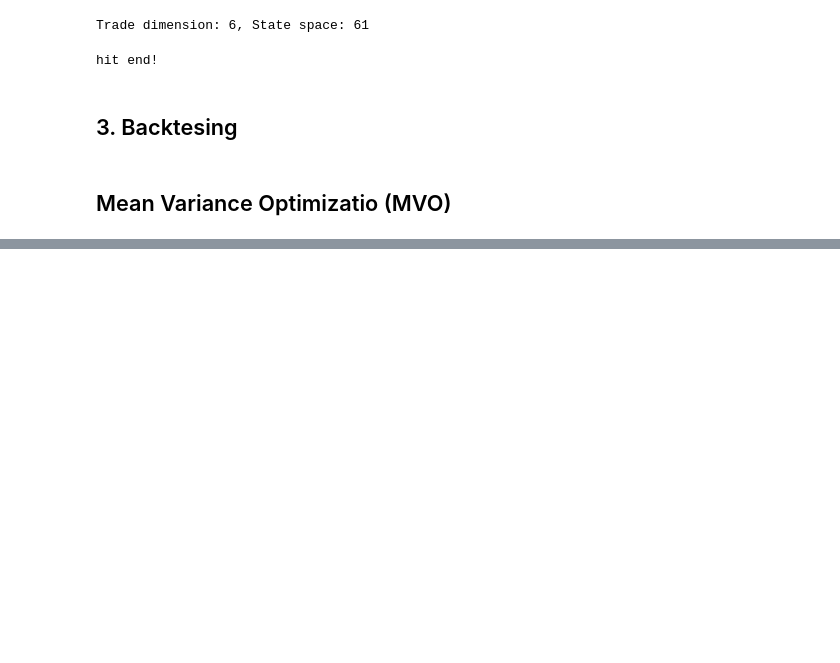
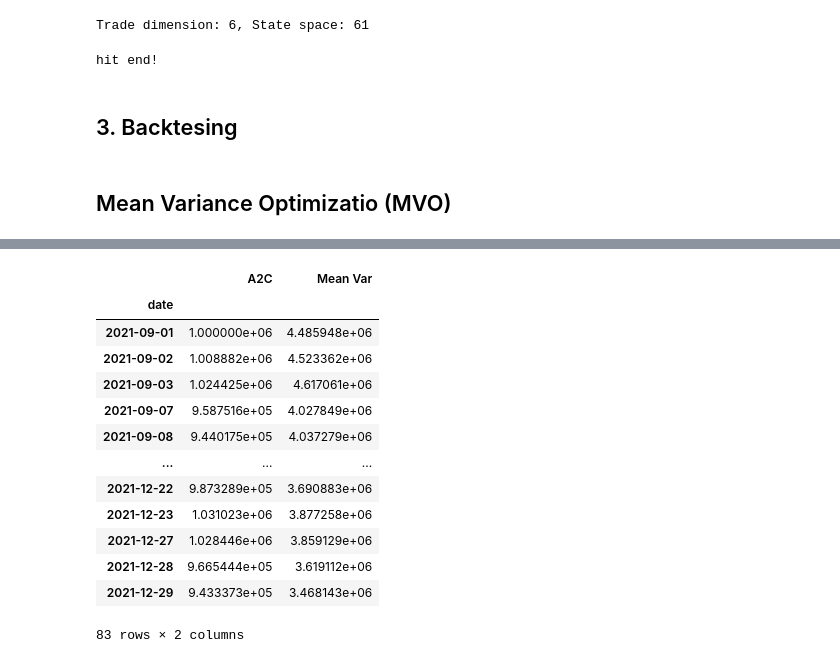
Before and after one commit to hanieh11/crypto_RL, a Jupyter notebook: finrl_crypto.ipynb, the cells around one changed output, grey strips where cells are left out. Saved outputs shown, nothing was run; the diff lists cells and outputs as text; code cells hidden in the pictures; blank space fills up the shorter version.

```diff
--- a/finrl_crypto.ipynb
+++ b/finrl_crypto.ipynb
@@ -289,0 +346,15 @@ def process_df_for_mvo(df):
+# %%
+from pypfopt.efficient_frontier import EfficientFrontier
+
+ef_mean = EfficientFrontier(meanReturns, covMatrix, weight_bounds=(0, 0.5))
+raw_weights_mean = ef_mean.max_sharpe(risk_free_rate=0)
+cleaned_weights_mean = ef_mean.clean_weights()
+mvo_weights = np.array([1000000 * cleaned_weights_mean[i] for i in range(6)])
+# %%
+lastPrice = np.array([1/p for p in cryptoData.tail(1).to_numpy()[0]])
+initialPortfolio = np.multiply(mvo_weights, lastPrice)
+
+portfolio_assets = tradeData @ initialPortfolio
+mvo_result = pd.DataFrame(portfolio_assets, columns=['Mean Var'])
+
+mvo_result
@@ -289,0 +375,27 @@ def process_df_for_mvo(df):
+# %%
+df_result_a2c = df_account_value_a2c.set_index(df_account_value_a2c.columns[0])
+
+result = pd.DataFrame()
+if if_using_a2c: result = pd.merge(result, df_result_a2c, how='outer', left_index=True, right_index=True)
+# %%
+col_name = []
+col_name.append('A2C') if if_using_a2c else None
+result.columns = col_name
+# %%
+result = pd.merge(result, mvo_result, how='outer', left_index=True, right_index=True)
+result
+# %% [output]
+|  | A2C | Mean Var |
+| date |  |  |
+| 2021-09-01 | 1.000000e+06 | 4.485948e+06 |
+| 2021-09-02 | 1.008882e+06 | 4.523362e+06 |
+| 2021-09-03 | 1.024425e+06 | 4.617061e+06 |
+| 2021-09-07 | 9.587516e+05 | 4.027849e+06 |
+| 2021-09-08 | 9.440175e+05 | 4.037279e+06 |
+| ... | ... | ... |
+| 2021-12-22 | 9.873289e+05 | 3.690883e+06 |
+| 2021-12-23 | 1.031023e+06 | 3.877258e+06 |
+| 2021-12-27 | 1.028446e+06 | 3.859129e+06 |
+| 2021-12-28 | 9.665444e+05 | 3.619112e+06 |
+| 2021-12-29 | 9.433373e+05 | 3.468143e+06 |
+83 rows × 2 columns
```
Also changed, not shown: parts of 10 cells of this notebook.
